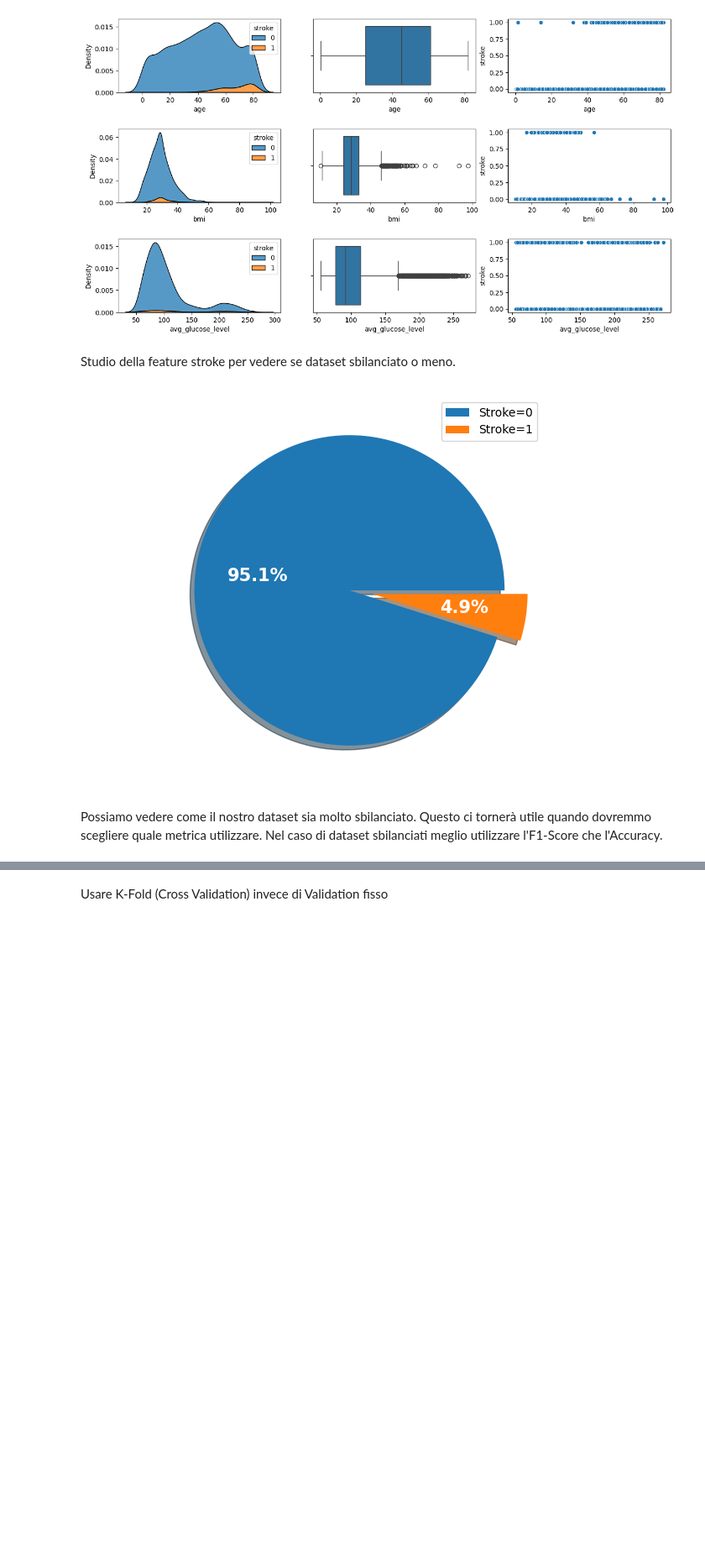
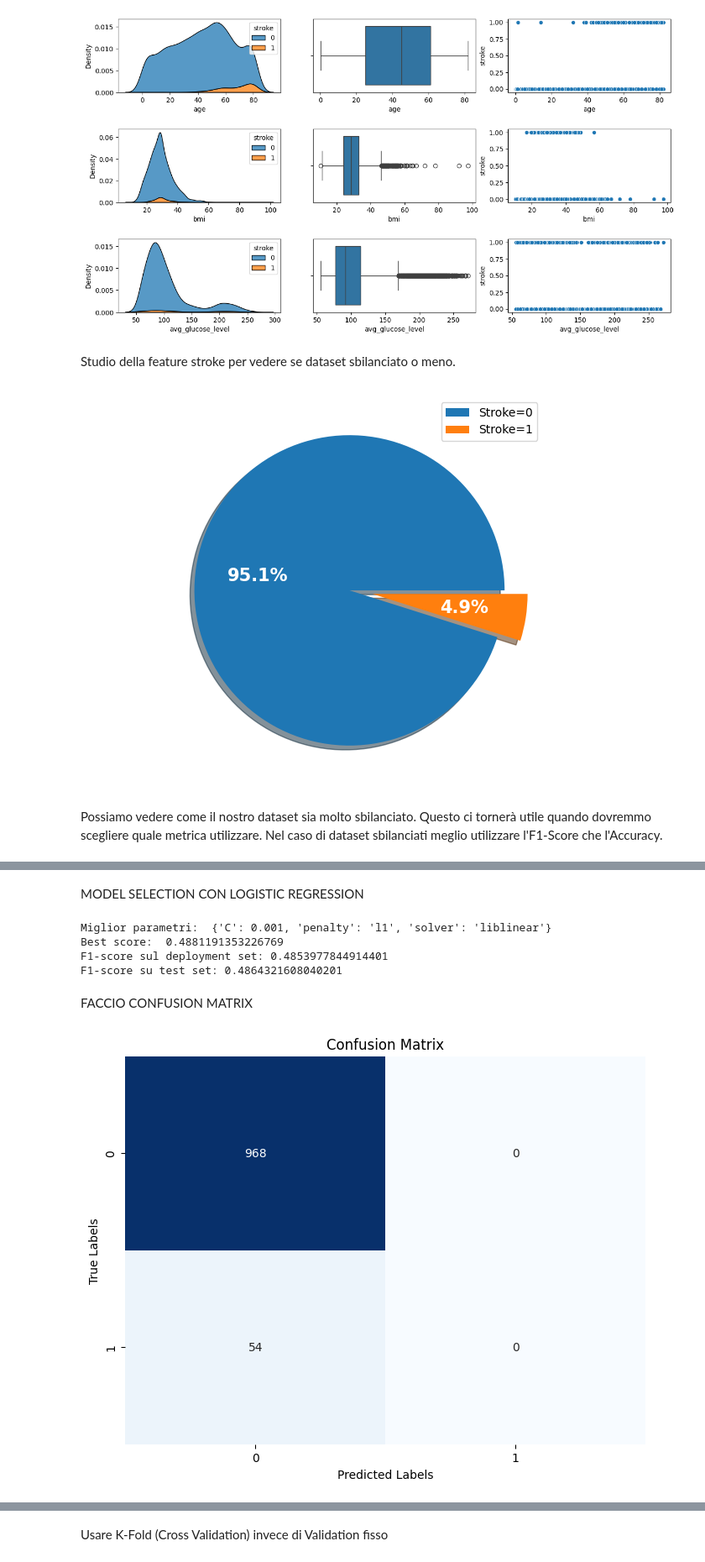
Before and after one commit to Daniele-00/Progetto-MachineLearning, a Jupyter notebook: ProgettoStroke/progettoML.ipynb, the cells around one changed output, grey strips where cells are left out. Shown at 84% size. Cells and saved outputs as stored; diff of their text form; code cells hidden in the pictures; blank space fills up the shorter version.

Commit message:
Model selection

```diff
--- a/ProgettoStroke/progettoML.ipynb
+++ b/ProgettoStroke/progettoML.ipynb
@@ -633,0 +722,11 @@ FINE EDA, DIVISIONE DEL DATASET
+# %%
+#Normalizzazione deployment set:
+temp_dep = X_dep[['gender_Male', 'ever_married_Yes', 'work_type_Never_worked','work_type_Private', 'work_type_Self-employed', 'work_type_children',
+              'Residence_type_Urban', 'smoking_status_never smoked','smoking_status_smokes']]
+X_dep = X_dep.drop(['gender_Male', 'ever_married_Yes', 'work_type_Never_worked','work_type_Private', 'work_type_Self-employed', 'work_type_children',
+              'Residence_type_Urban', 'smoking_status_never smoked','smoking_status_smokes'], axis=1)
+
+X_dep_norm = scaler.transform(X_dep)
+X_dep_norm = pd.DataFrame(X_dep_norm , columns=['age' ,'hypertension','heart_disease','avg_glucose_level' ,'bmi'])
+X_dep_final = pd.concat([ X_dep_norm.reset_index(drop=True) , temp_dep.reset_index(drop=True)] , axis=1 )
+print(X_dep_norm.info())
@@ -633,0 +747,12 @@ FINE EDA, DIVISIONE DEL DATASET
+# %%
+#Normalizzazione test set:
+temp_te = X_te[['gender_Male', 'ever_married_Yes', 'work_type_Never_worked','work_type_Private', 'work_type_Self-employed', 'work_type_children',
+              'Residence_type_Urban', 'smoking_status_never smoked','smoking_status_smokes']]
+X_te = X_te.drop(['gender_Male', 'ever_married_Yes', 'work_type_Never_worked','work_type_Private', 'work_type_Self-employed', 'work_type_children',
+              'Residence_type_Urban', 'smoking_status_never smoked','smoking_status_smokes'], axis=1)
+
+X_tes_norm = scaler.transform(X_te)
+X_tes_norm = pd.DataFrame(X_tes_norm , columns=['age' ,'hypertension','heart_disease','avg_glucose_level' ,'bmi'])
+X_tes_final = pd.concat([ X_tes_norm.reset_index(drop=True) , temp_te.reset_index(drop=True)] , axis=1 )
+print(X_tes_norm.info())
+print(X_dep_norm.head())
@@ -633,0 +779,57 @@ FINE EDA, DIVISIONE DEL DATASET
+# %% [markdown]
+MODEL SELECTION CON LOGISTIC REGRESSION
+# %%
+#Addestramento su training set e valutazione prestazione su deployment set
+parametri = {'solver': ['lbfgs', 'liblinear', 'newton-cg', 'sag', 'saga'],
+              'C': [0.001 , 0.003 ,0.01 , 0.03 , 0.1 , 0.3 , 1 , 3 , 10 , 30 , 100 , 300 , 1000], 'penalty':['l1','l2']}
+logistic_model = LogisticRegression()
+
+# Creo un oggetto GridSearchCV
+grid_search = GridSearchCV(estimator=logistic_model, param_grid=parametri, scoring='f1_macro', cv=5)
+
+# Eseguo la ricerca degli iperparametri
+grid_search.fit(X_tr_final, t_tr)
+
+# Best params e best score
+best_params = grid_search.best_params_
+best_score = grid_search.best_score_
+
+# Il modello migliore è già addestrato con i migliori iperparametri
+best_model = grid_search.best_estimator_
+print("Miglior parametri: ",best_params)
+print("Best score: ",best_score)
+
+
+t_pred_deployment = best_model.predict(X_dep_final)
+# Calcola l'F1-score sul set di deployment
+f1_score_deployment = f1_score(t_dep, t_pred_deployment, average='macro')
+print("F1-score sul deployment set:", f1_score_deployment)
+
+#Ora addestramento su deployment set + training set e valutazione prestazione su test set
+X_deployment_test_combined = pd.concat([X_tr_final, X_dep_final], axis=0, ignore_index=True)
+t_dep_tr_combined = pd.concat([t_tr,t_dep], axis=0, ignore_index=True)
+best_model.fit(X_deployment_test_combined,t_dep_tr_combined)
+t_pred_test = best_model.predict(X_tes_final)
+# Calcola l'F1-score sul set di test
+f1_score_tes = f1_score(t_te, t_pred_test, average='macro')
+print("F1-score su test set:", f1_score_tes)
+# %% [output]
+Miglior parametri:  {'C': 0.001, 'penalty': 'l1', 'solver': 'liblinear'}
+Best score:  0.4881191353226769
+F1-score sul deployment set: 0.4853977844914401
+F1-score su test set: 0.4864321608040201
+# %% [markdown]
+FACCIO CONFUSION MATRIX
+# %%
+# Calcola la confusion matrix sul set di test
+conf_matrix = confusion_matrix(t_te, t_pred_test)
+
+# Visualizza la confusion matrix con seaborn
+plt.figure(figsize=(8, 6))
+sns.heatmap(conf_matrix, annot=True, fmt='d', cmap='Blues', cbar=False)
+plt.xlabel('Predicted Labels')
+plt.ylabel('True Labels')
+plt.title('Confusion Matrix')
+plt.show()
+# %% [output]
+[figure, added]
```
Also changed, not shown: parts of 19 cells of this notebook.
